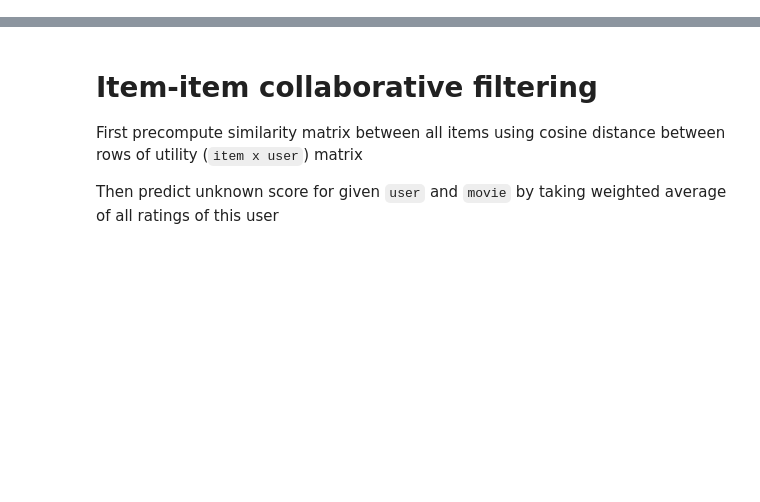
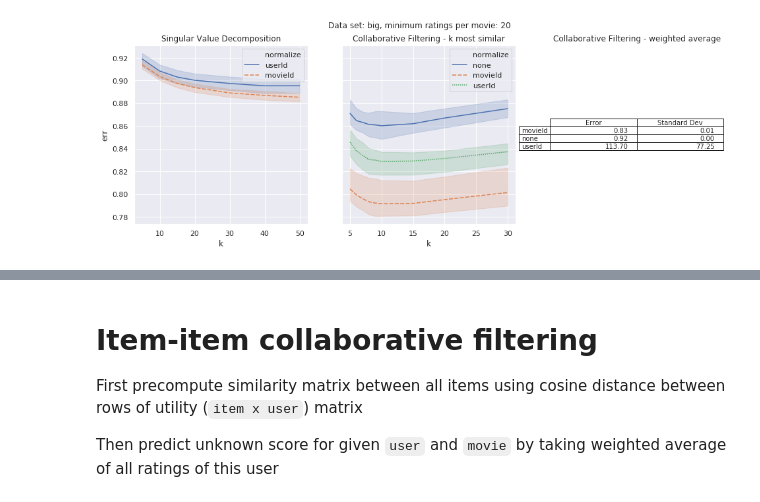
Before and after one commit to mbuszka/ml-project, a Jupyter notebook: recommendation.ipynb, the cells around one changed output, grey strips where cells are left out. Saved outputs shown, nothing was run; the diff lists cells and outputs as text; code cells hidden in the pictures; blank space fills up the shorter version.

```diff
--- a/recommendation.ipynb
+++ b/recommendation.ipynb
@@ -22,3 +59,35 @@ TODO
+# %%
+import pandas as pd
+import numpy as np
+import seaborn as sns
+import matplotlib.pyplot as plt
+sns.set()
+%matplotlib inline
+
+for size in ['big']:
+    for min_ratings in [20]:
+        svd = pd.read_csv(f"results/svd-{size}-{min_ratings}.csv")
+        cf = pd.read_csv(f"results/cf-{size}-{min_ratings}.csv")
+        knn = pd.read_csv(f"results/knn-{size}-{min_ratings}.csv")
+        fig, axes = plt.subplots(nrows=1, ncols=3, sharey=True, figsize=[16, 5])
+        fig.suptitle(f"Data set: {size}, minimum ratings per movie: {min_ratings}")
+        axes[0].set_title("Singular Value Decomposition")
+        sns.lineplot(ax=axes[0], data=svd, x='k', y='err', hue='normalize', style='normalize')
+        axes[1].set_title("Collaborative Filtering - k most similar")
+        sns.lineplot(ax=axes[1], data=knn, x='k', y='err', hue='normalize', style='normalize')
+        cf = cf.groupby('normalize')
+        fmt = lambda x: f"{x:.2f}"
+        text = np.array([cf.mean().err.map(fmt), cf.std().err.map(fmt)]).T
+        axes[2].axis('off')
+        axes[2].set_title('Collaborative Filtering - weighted average')
+        axes[2].table(
+            cellText=text,
+            rowLabels=cf.count().index,
+            colLabels=['Error', 'Standard Dev'],
+            loc='center'
+        )
+# %% [output]
+[figure, added]
 # %%
 import numpy as np
 import pandas as pd
```
Also changed, not shown: parts of 10 cells of this notebook, 32 other files.
